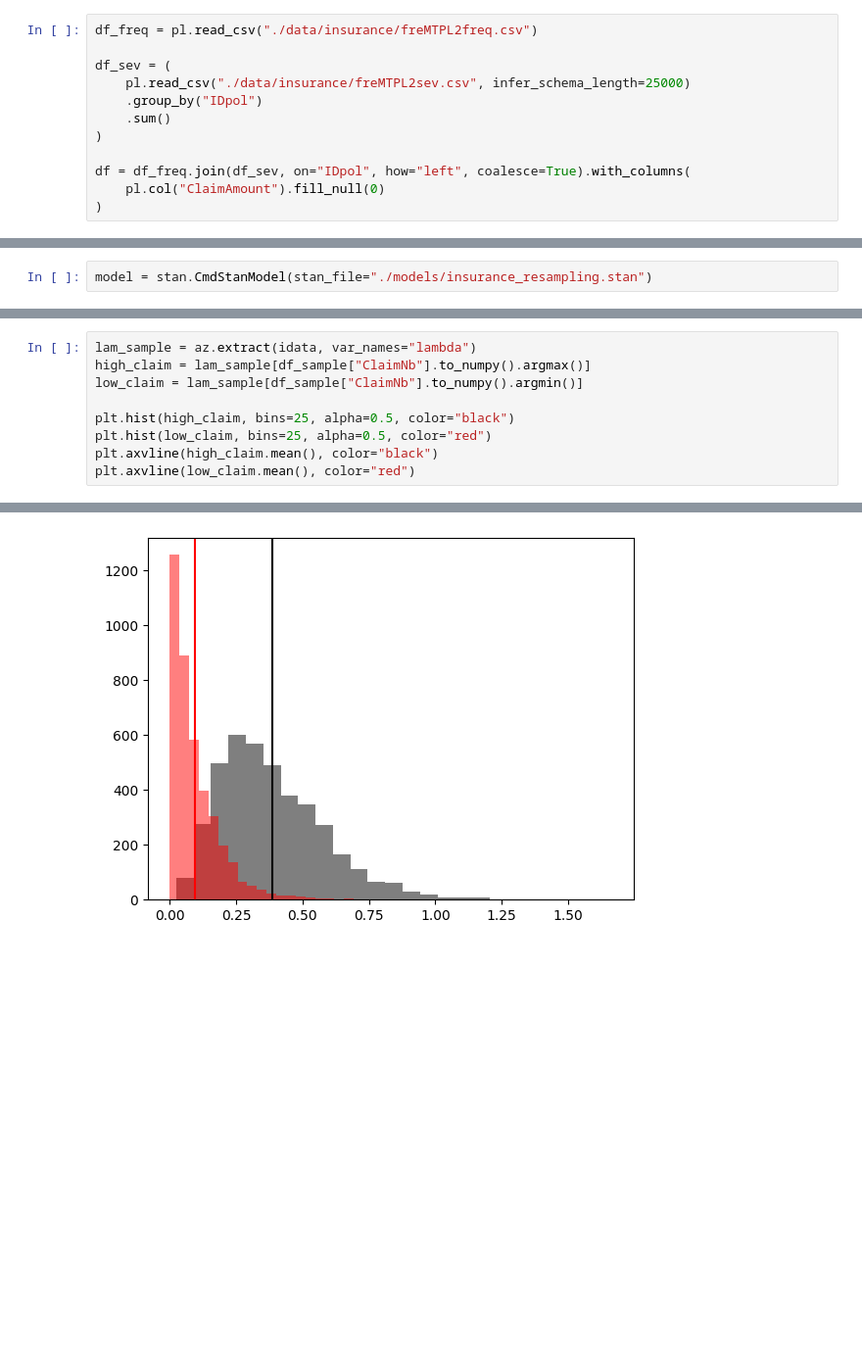
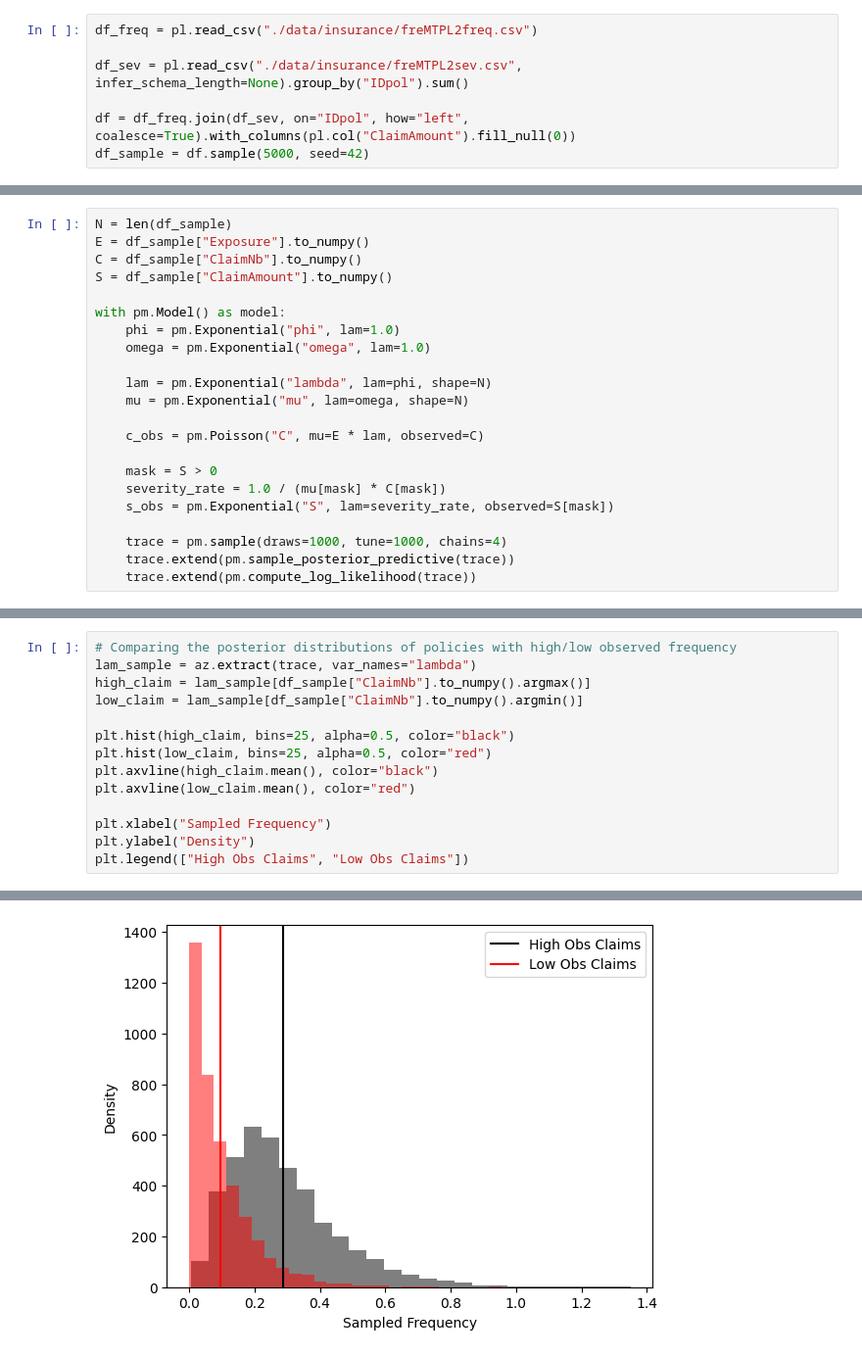
Before and after one commit to eadains/PythonBlogNotebooks, a Jupyter notebook: insurance_resampling.ipynb, the cells around one changed output, grey strips where cells are left out. Shown at 98% size. Cells and saved outputs as stored; diff of their text form; blank space fills up the shorter version.

```diff
--- a/insurance_resampling.ipynb
+++ b/insurance_resampling.ipynb
@@ -7,12 +11,7 @@ import matplotlib.pyplot as plt
 # %%
 df_freq = pl.read_csv("./data/insurance/freMTPL2freq.csv")
 
-df_sev = (
-    pl.read_csv("./data/insurance/freMTPL2sev.csv", infer_schema_length=25000)
-    .group_by("IDpol")
-    .sum()
-)
+df_sev = pl.read_csv("./data/insurance/freMTPL2sev.csv", infer_schema_length=None).group_by("IDpol").sum()
 
-df = df_freq.join(df_sev, on="IDpol", how="left", coalesce=True).with_columns(
-    pl.col("ClaimAmount").fill_null(0)
-)
+df = df_freq.join(df_sev, on="IDpol", how="left", coalesce=True).with_columns(pl.col("ClaimAmount").fill_null(0))
+df_sample = df.sample(5000, seed=42)
@@ -21,2 +17,0 @@ df_sample = df.sample(5000, seed=42)
-# %%
-model = stan.CmdStanModel(stan_file="./models/insurance_resampling.stan")
@@ -93,0 +18,22 @@ idata = az.from_cmdstanpy(
+# %%
+N = len(df_sample)
+E = df_sample["Exposure"].to_numpy()
+C = df_sample["ClaimNb"].to_numpy()
+S = df_sample["ClaimAmount"].to_numpy()
+
+with pm.Model() as model:
+    phi = pm.Exponential("phi", lam=1.0)
+    omega = pm.Exponential("omega", lam=1.0)
+
+    lam = pm.Exponential("lambda", lam=phi, shape=N)
+    mu = pm.Exponential("mu", lam=omega, shape=N)
+
+    c_obs = pm.Poisson("C", mu=E * lam, observed=C)
+
+    mask = S > 0
+    severity_rate = 1.0 / (mu[mask] * C[mask])
+    s_obs = pm.Exponential("S", lam=severity_rate, observed=S[mask])
+
+    trace = pm.sample(draws=1000, tune=1000, chains=4)
+    trace.extend(pm.sample_posterior_predictive(trace))
+    trace.extend(pm.compute_log_likelihood(trace))
@@ -126,5 +98,6 @@ plt.axvline(df_sample["ClaimNb"].sum(), color="red")
 # %%
-lam_sample = az.extract(idata, var_names="lambda")
+# Comparing the posterior distributions of policies with high/low observed frequency
+lam_sample = az.extract(trace, var_names="lambda")
 high_claim = lam_sample[df_sample["ClaimNb"].to_numpy().argmax()]
 low_claim = lam_sample[df_sample["ClaimNb"].to_numpy().argmin()]
 
@@ -132,4 +105,8 @@ plt.hist(high_claim, bins=25, alpha=0.5, color="black")
 plt.hist(low_claim, bins=25, alpha=0.5, color="red")
 plt.axvline(high_claim.mean(), color="black")
 plt.axvline(low_claim.mean(), color="red")
+
+plt.xlabel("Sampled Frequency")
+plt.ylabel("Density")
+plt.legend(["High Obs Claims", "Low Obs Claims"])
 # %% [output]
@@ -137 +114 @@ plt.axvline(low_claim.mean(), color="red")
-[figure, old version]
+[figure, new version]
```
Also changed, not shown: parts of 26 cells of this notebook.
